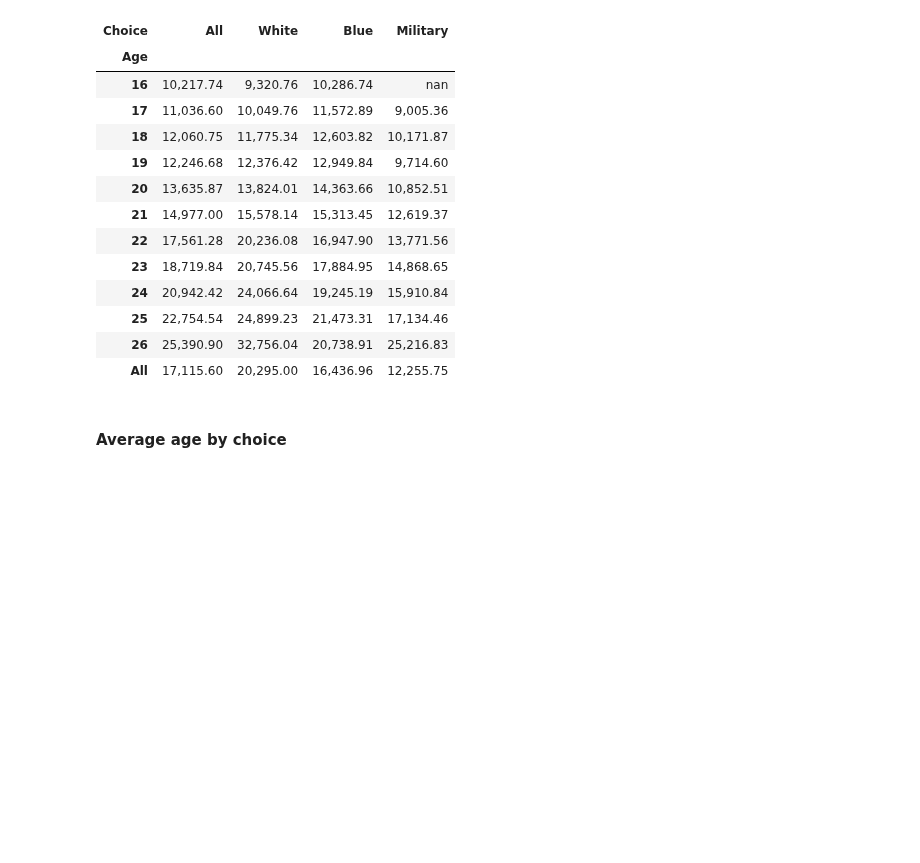
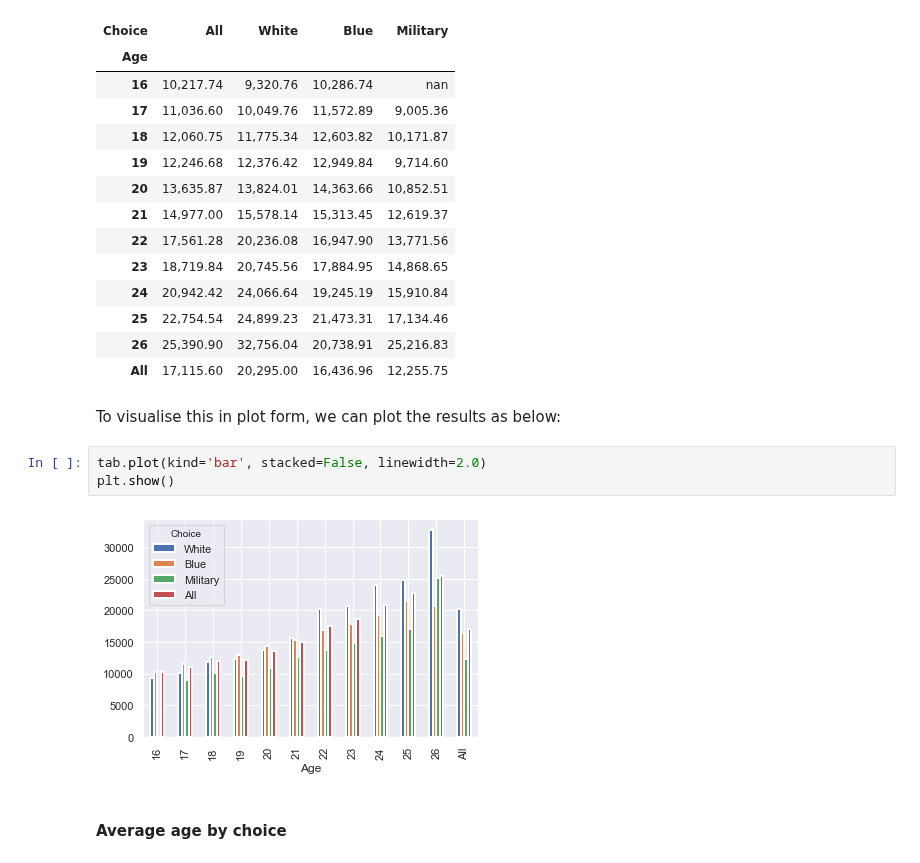
Before and after one commit to Yuleii/student-project-lindamaok899, a Jupyter notebook: student_project.ipynb, the cells around one changed output. Cells and saved outputs as stored; diff of their text form; blank space fills up the shorter version.

Commit message:
adds plots to the notebook.

```diff
--- a/student_project.ipynb
+++ b/student_project.ipynb
@@ -113,6 +114,13 @@ tab[['All', 'White', 'Blue', 'Military']]
 | 25 | 22,754.54 | 24,899.23 | 21,473.31 | 17,134.46 |
 | 26 | 25,390.90 | 32,756.04 | 20,738.91 | 25,216.83 |
 | All | 17,115.60 | 20,295.00 | 16,436.96 | 12,255.75 |
+# %% [markdown]
+To visualise this in plot form, we can plot the results as below:
+# %%
+tab.plot(kind='bar', stacked=False, linewidth=2.0)
+plt.show()
+# %% [output]
+[figure, added]
 # %% [markdown]
 #### Average age by choice
 # %%
```
Also changed, not shown: parts of 13 cells of this notebook.
